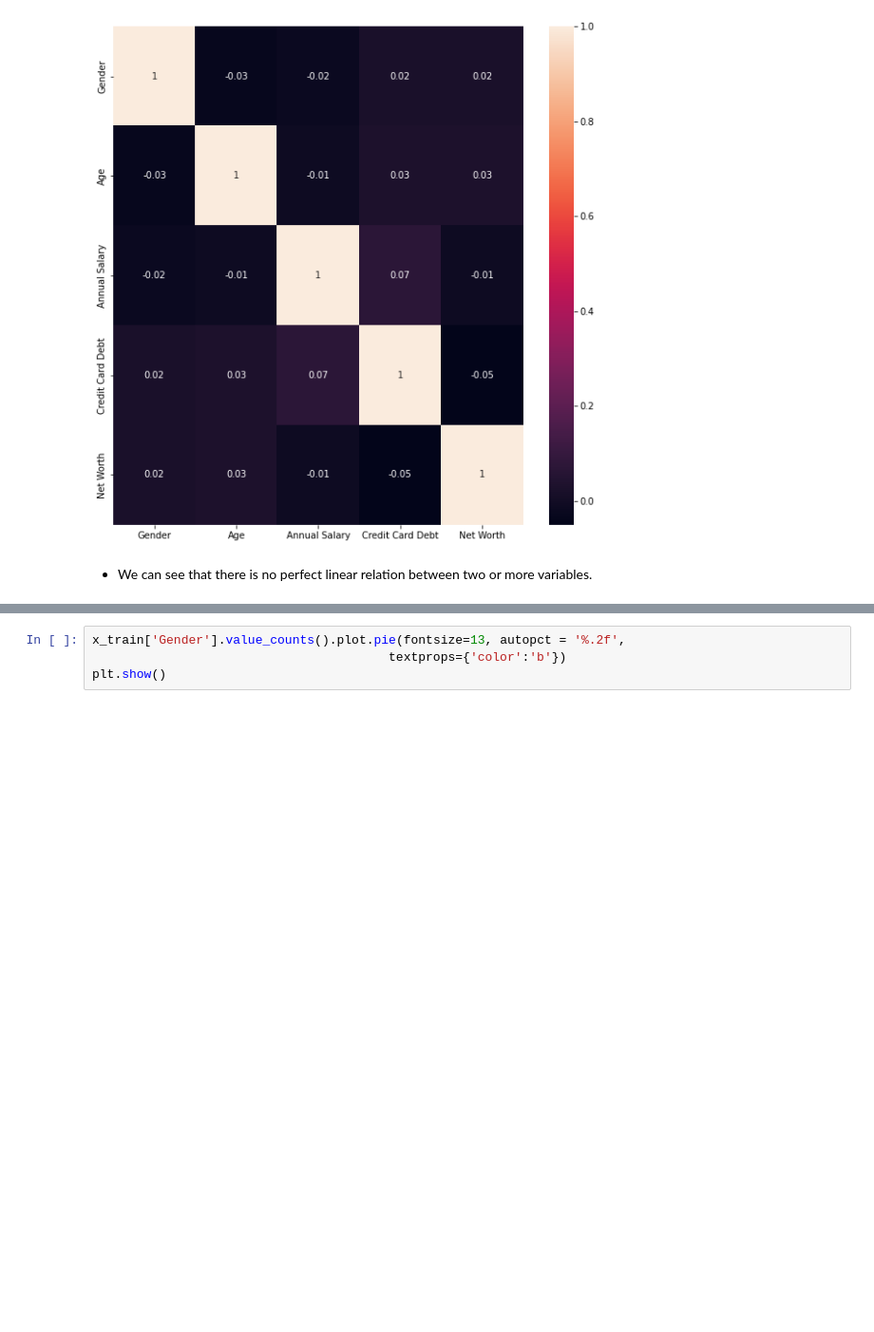
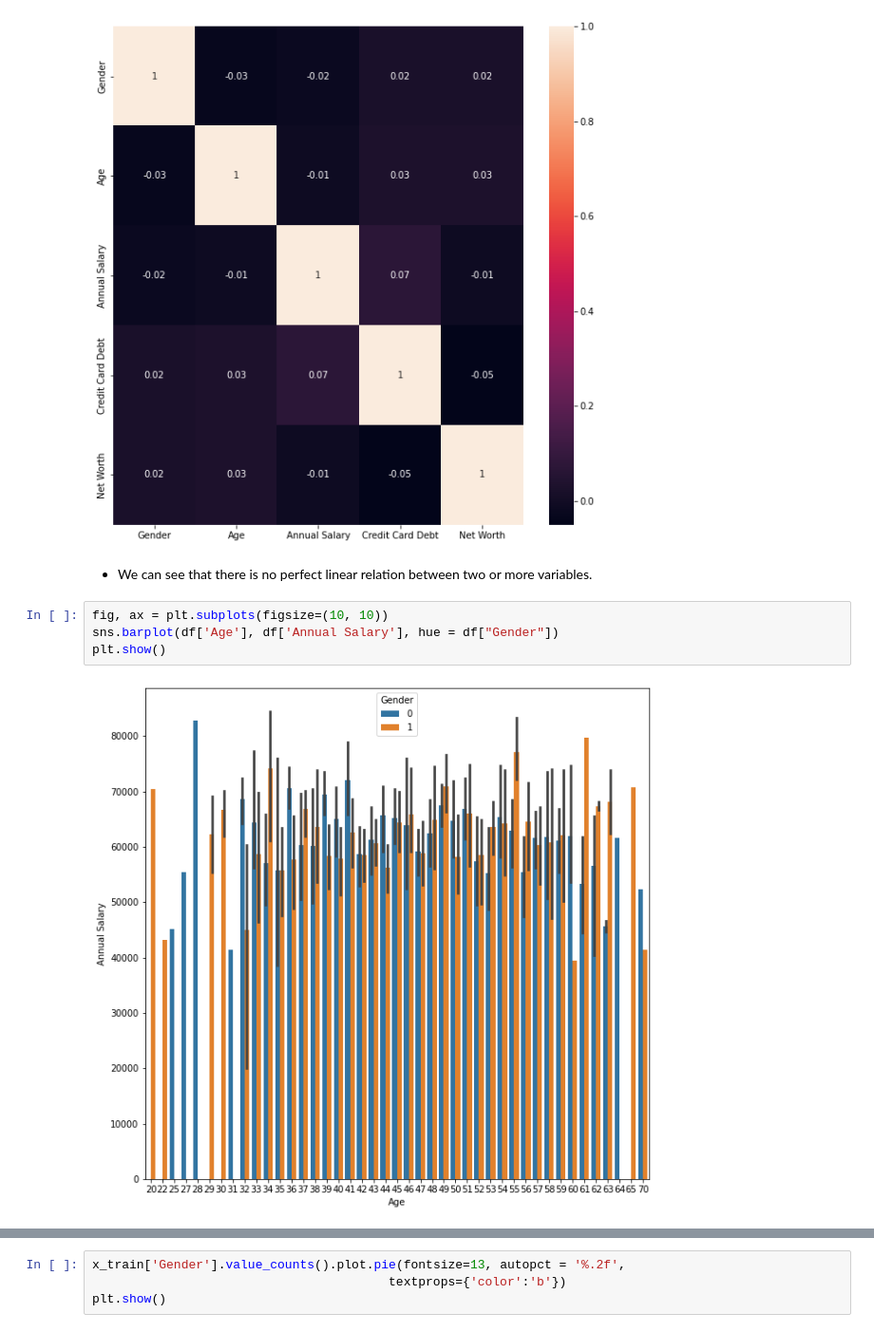
Before and after one commit to LarsonBodden/Car-Purchasing-Model, a Jupyter notebook: Car_Purchasing_Model_Project_.ipynb, the cells around one changed output, grey strips where cells are left out. Shown: that part at 95% size. Drawn from its saved outputs; the diff is of its cells as text; blank space fills up the shorter version.

```diff
--- a/Car_Purchasing_Model_Project_.ipynb
+++ b/Car_Purchasing_Model_Project_.ipynb
@@ -227,3 +199,9 @@ sns.heatmap(data=correlation_matrix, annot=True)
 [figure]
 # %% [markdown]
 - We can see that there is no perfect linear relation between two or more variables.
+# %%
+fig, ax = plt.subplots(figsize=(10, 10))
+sns.barplot(df['Age'], df['Annual Salary'], hue = df["Gender"])
+plt.show()
+# %% [output]
+[figure, added]
```
Also changed, not shown: parts of 20 cells of this notebook.
